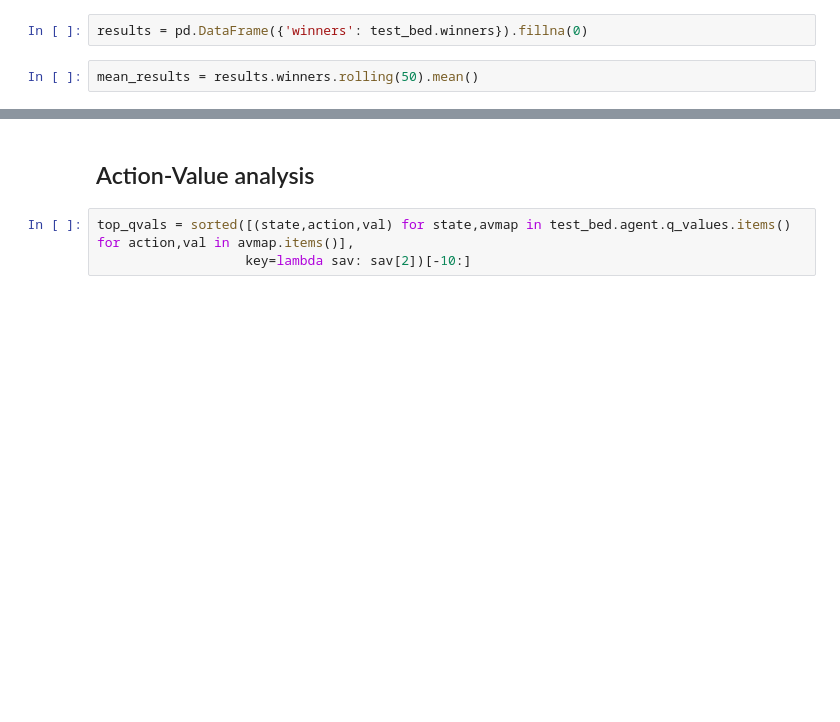
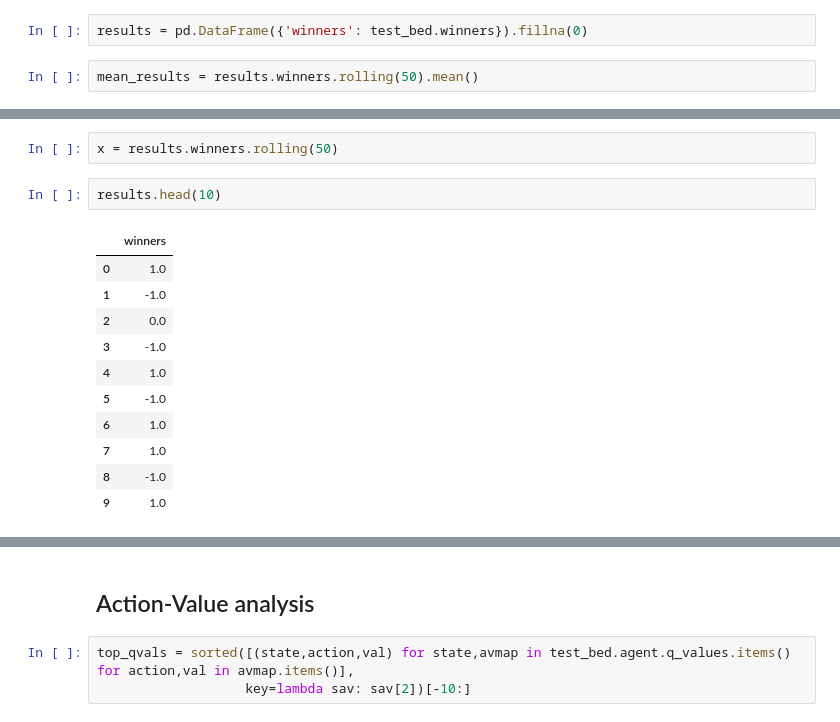
Before and after one commit to samdjstephens/reinforce, a Jupyter notebook: tic_tac_toe/TicTacToe.ipynb, the cells around one changed output, grey strips where cells are left out. Saved outputs shown, nothing was run; the diff lists cells and outputs as text; blank space fills up the shorter version.

```diff
--- a/tic_tac_toe/TicTacToe.ipynb
+++ b/tic_tac_toe/TicTacToe.ipynb
@@ -20,0 +21,16 @@ mean_results.plot()
+# %%
+x = results.winners.rolling(50)
+# %%
+results.head(10)
+# %% [output]
+|  | winners |
+| 0 | 1.0 |
+| 1 | -1.0 |
+| 2 | 0.0 |
+| 3 | -1.0 |
+| 4 | 1.0 |
+| 5 | -1.0 |
+| 6 | 1.0 |
+| 7 | 1.0 |
+| 8 | -1.0 |
+| 9 | 1.0 |
```
Also changed, not shown: parts of 4 cells of this notebook, 4 other files.
